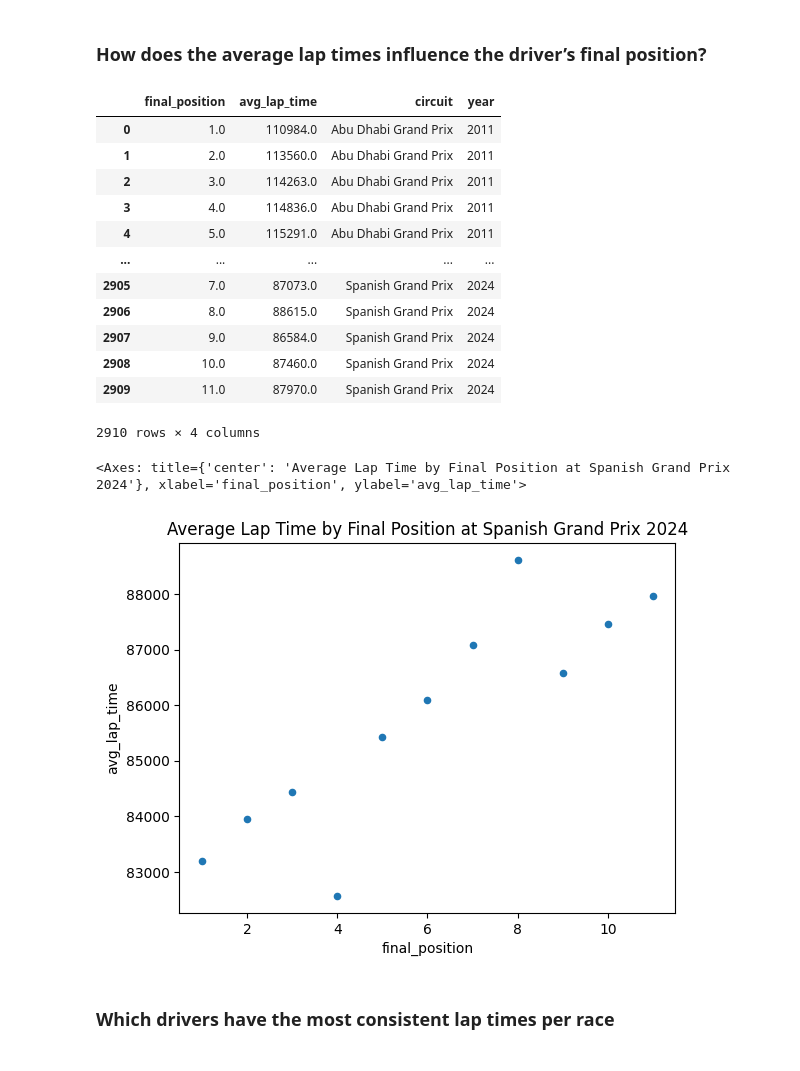
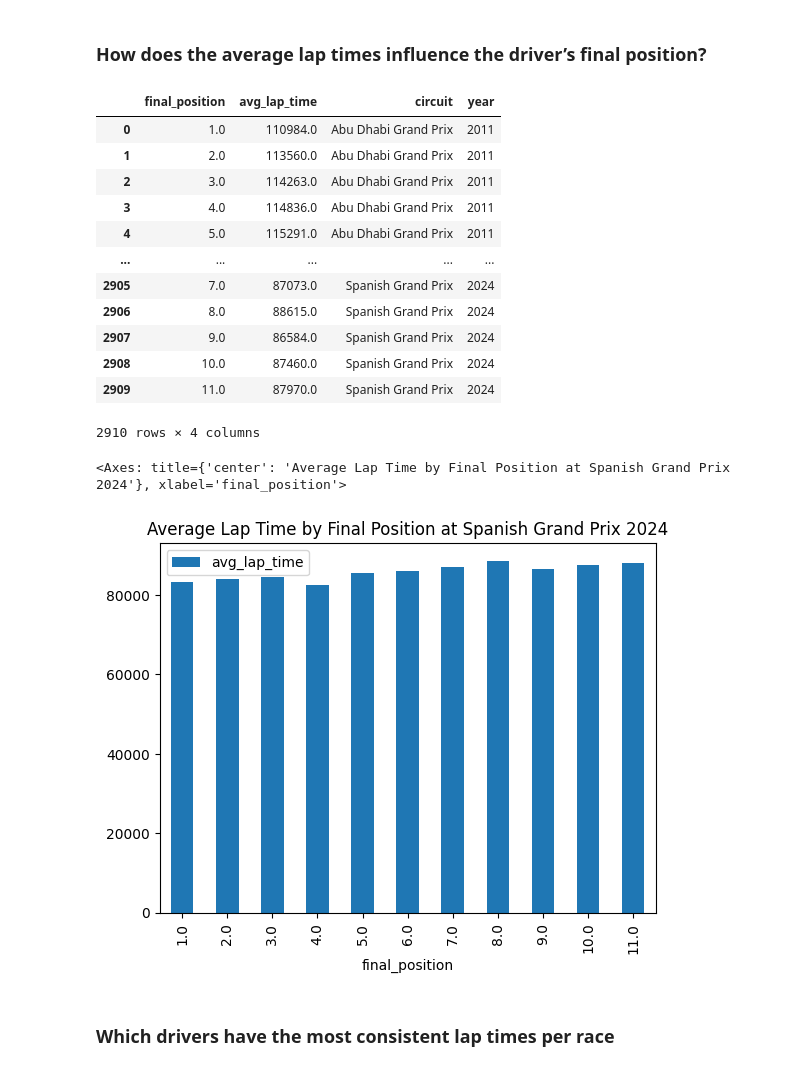
Before and after one commit to jennydang61/Driver-Performance-Prediction, a Jupyter notebook: formula1.ipynb, the cells around one changed output. Drawn from its saved outputs; the diff is of its cells as text; code cells hidden in the pictures.

```diff
--- a/formula1.ipynb
+++ b/formula1.ipynb
@@ -684,30 +669,30 @@ display(constructor_influence)
 # %%
 #avg_lap_time_influence = pd.read_sql_query('SELECT AVG(lap_time_milliseconds) AS avg_lap_time, final_position FROM formula_one GROUP BY final_position', conn)
 #display(avg_lap_time_influence)
 
-avg_lap_time_influence = pd.read_sql_query('SELECT final_position AS final_position, AVG(lap_time_milliseconds) AS avg_lap_time, circuit_name AS circuit, year as year FROM formula_one GROUP BY circuit_name, year, final_position ORDER BY year;',conn)
+avg_lap_time_influence = pd.read_sql_query('SELECT final_position AS final_position, AVG(lap_time_milliseconds) AS avg_lap_time, circuit_name AS circuit, year as year FROM formula_one GROUP BY circuit_name, year, final_position ORDER BY year',conn)
 display(avg_lap_time_influence)
 #avg_lap_time_influence.to_csv('file1.csv')
 
 filtered_avg_lap_time = avg_lap_time_influence[(avg_lap_time_influence['circuit'] == 'Spanish Grand Prix') & (avg_lap_time_influence['year'] == 2024)]
 
-filtered_avg_lap_time.plot(kind='scatter',x='final_position', y = 'avg_lap_time', title='Average Lap Time by Final Position at Spanish Grand Prix 2024')
+filtered_avg_lap_time.plot(kind='bar',x='final_position', y = 'avg_lap_time', title='Average Lap Time by Final Position at Spanish Grand Prix 2024')
 # %% [output]
 |  | final_position | avg_lap_time | circuit | year |
 | 0 | 1.0 | 110984.0 | Abu Dhabi Grand Prix | 2011 |
 | 1 | 2.0 | 113560.0 | Abu Dhabi Grand Prix | 2011 |
 | 2 | 3.0 | 114263.0 | Abu Dhabi Grand Prix | 2011 |
 | 3 | 4.0 | 114836.0 | Abu Dhabi Grand Prix | 2011 |
 | 4 | 5.0 | 115291.0 | Abu Dhabi Grand Prix | 2011 |
 | ... | ... | ... | ... | ... |
 | 2905 | 7.0 | 87073.0 | Spanish Grand Prix | 2024 |
 | 2906 | 8.0 | 88615.0 | Spanish Grand Prix | 2024 |
 | 2907 | 9.0 | 86584.0 | Spanish Grand Prix | 2024 |
 | 2908 | 10.0 | 87460.0 | Spanish Grand Prix | 2024 |
 | 2909 | 11.0 | 87970.0 | Spanish Grand Prix | 2024 |
 2910 rows × 4 columns
-<Axes: title={'center': 'Average Lap Time by Final Position at Spanish Grand Prix 2024'}, xlabel='final_position', ylabel='avg_lap_time'>
+<Axes: title={'center': 'Average Lap Time by Final Position at Spanish Grand Prix 2024'}, xlabel='final_position'>
-[figure, old version]
+[figure, new version]
 # %% [markdown]
 ### Which drivers have the most consistent lap times per race
 # %%
```
Also changed, not shown: parts of 19 cells of this notebook.
